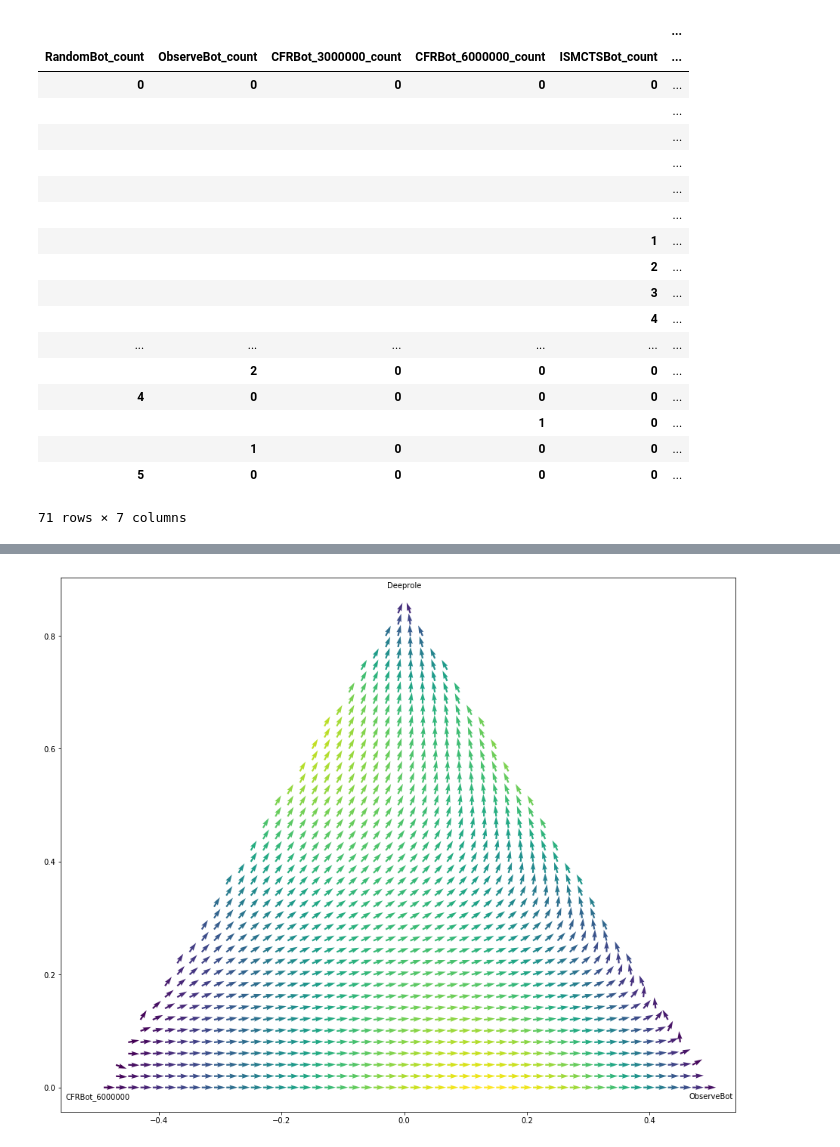
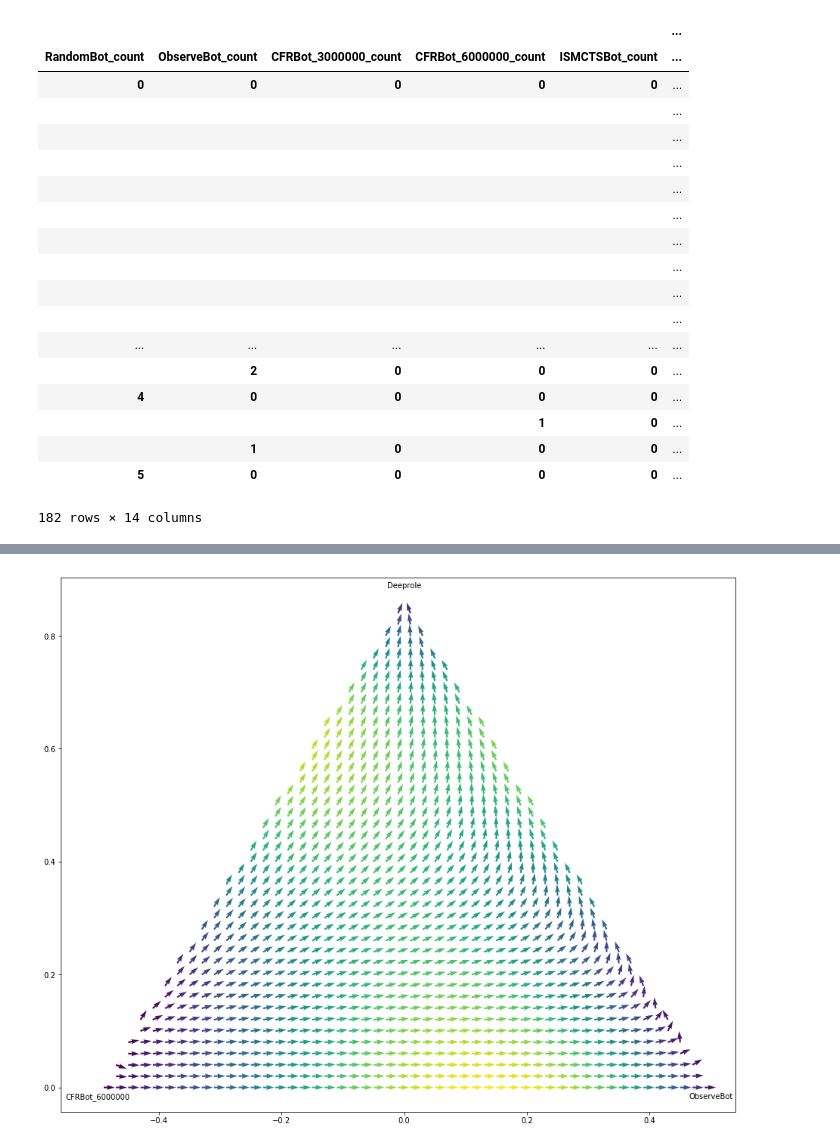
Before and after one commit to Detry322/avalon-bot, a Jupyter notebook: battlefield/Nash Insights.ipynb, the cells around one changed output, grey strips where cells are left out. Drawn from its saved outputs; the diff is of its cells as text; code cells hidden in the pictures.

```diff
--- a/battlefield/Nash Insights.ipynb
+++ b/battlefield/Nash Insights.ipynb
@@ -95,43 +82,47 @@ GROUPED_GAMES
 # %%
-PAYOFF_TABLE = GROUPED_GAMES.groupby(['{}_count'.format(bot) for bot in BOTS]).mean()
-PAYOFF_TABLE = PAYOFF_TABLE[['{}_payoff'.format(bot) for bot in BOTS]].fillna(0.0)
+def create_payoff_table(grouped_games, bots):
+    payoff = grouped_games.groupby(['{}_count'.format(bot) for bot in bots]).mean()
+    return payoff[['{}_payoff'.format(bot) for bot in bots]].fillna(0.0)
+
+PAYOFF_TABLE = create_payoff_table(GROUPED_GAMES, BOTS)
 import functools
 
-def get_payoff_table(big_table, bots):
+def filter_payoff_table(big_table, bots):
     index_reset = big_table.reset_index()
-    filtered = index_reset[['{}_count'.format(bot) for bot in bots] + ['{}_payoff'.format(bot) for bot in bots]]
+    interesting_columns = [ col for col in index_reset.columns if any([bot in col for bot in bots]) ]
+    filtered = index_reset[interesting_columns]
     criteria = [filtered['{}_count'.format(bot)] != 0 for bot in bots]
     new_criter = functools.reduce(lambda a,b: a | b, criteria)
     bot_sum = functools.reduce(lambda a,b: a + b, [filtered['{}_count'.format(bot)] for bot in bots])
 
     return filtered[new_criter & (bot_sum == NUM_PLAYERS)].groupby(['{}_count'.format(bot) for bot in bots]).mean()
 
 
-table = get_payoff_table(PAYOFF_TABLE, BOTS)
+table = filter_payoff_table(PAYOFF_TABLE, BOTS)
 table
 # DEEPROLE_PAYOFFS = {
 #     bot: get_payoff_table(PAYOFF_TABLE, ['Deeprole', bot])
 #     for bot in BOTS if bot != 'Deeprole'
 # }
 
 # DEEPROLE_PAYOFFS['CFRBot_3000000']
 # %% [output]
 |  |  |  |  |  | ... |
 | RandomBot_count | ObserveBot_count | CFRBot_3000000_count | CFRBot_6000000_count | ISMCTSBot_count | ... |
 | 0 | 0 | 0 | 0 | 0 | ... |
 |  |  |  |  |  | ... |
 |  |  |  |  |  | ... |
 |  |  |  |  |  | ... |
 |  |  |  |  |  | ... |
 |  |  |  |  |  | ... |
-|  |  |  |  | 1 | ... |
-|  |  |  |  | 2 | ... |
-|  |  |  |  | 3 | ... |
-|  |  |  |  | 4 | ... |
+|  |  |  |  |  | ... |
+|  |  |  |  |  | ... |
+|  |  |  |  |  | ... |
+|  |  |  |  |  | ... |
 | ... | ... | ... | ... | ... | ... |
 |  | 2 | 0 | 0 | 0 | ... |
 | 4 | 0 | 0 | 0 | 0 | ... |
 |  |  |  | 1 | 0 | ... |
 |  | 1 | 0 | 0 | 0 | ... |
 | 5 | 0 | 0 | 0 | 0 | ... |
-71 rows × 7 columns
+182 rows × 14 columns
```
Also changed, not shown: parts of 21 cells of this notebook.
